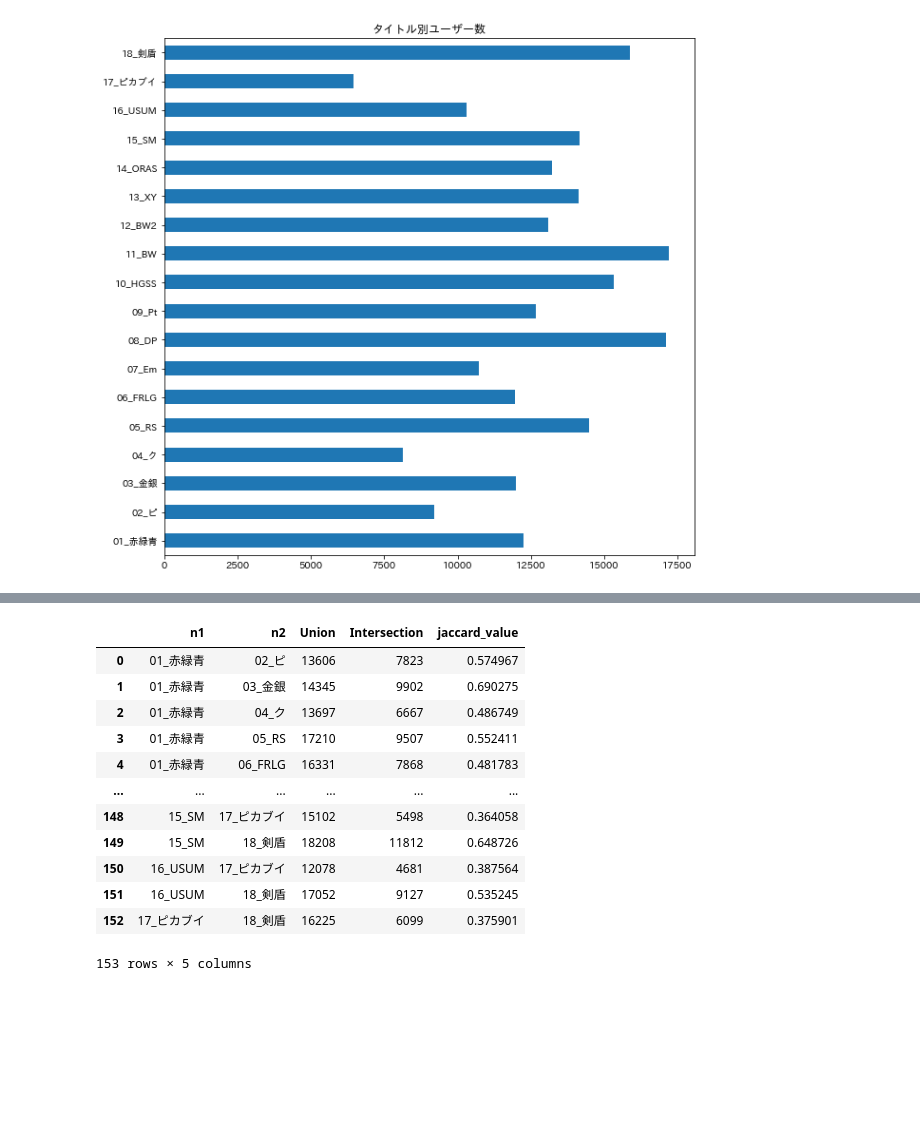
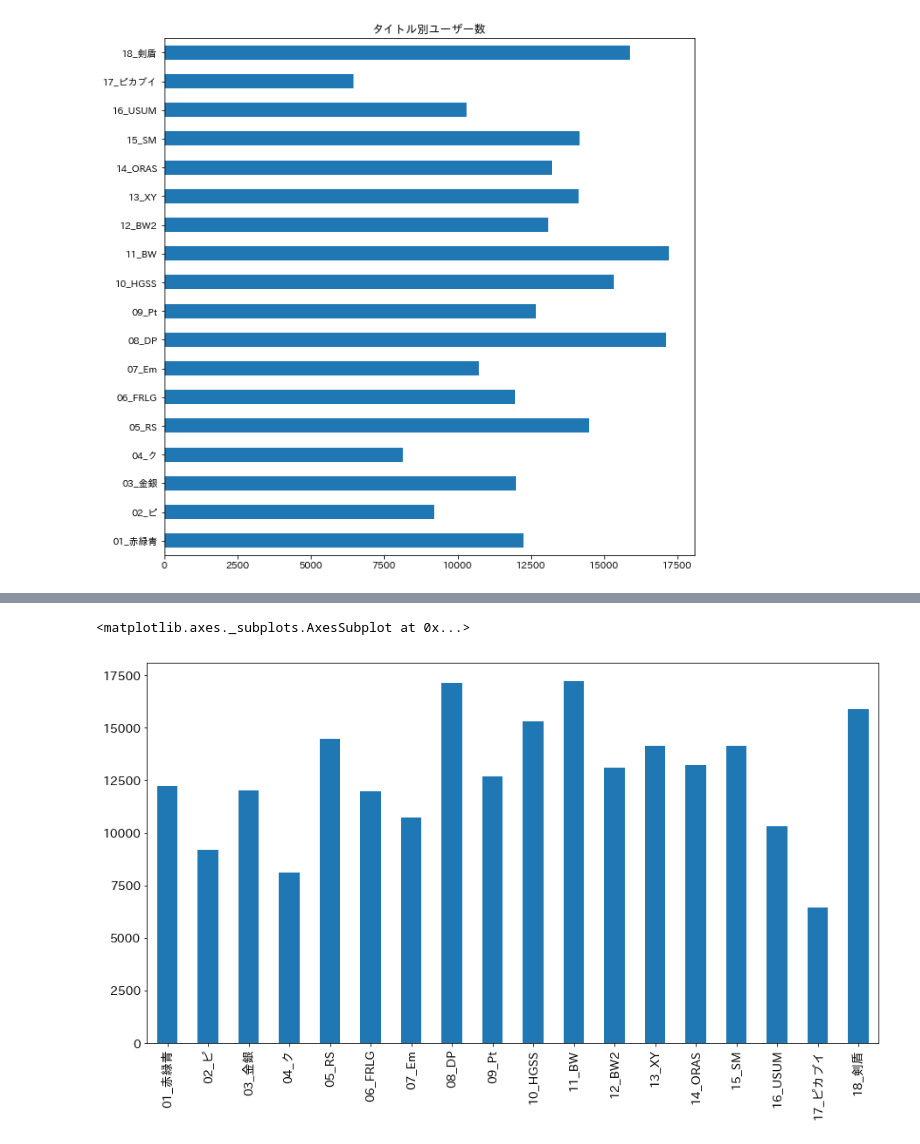
Before and after one commit to mrok273/Qiita, a Jupyter notebook: ポケモン/ネットワーク図の作成/ネットワーク図の作成.ipynb, the cells around one changed output, grey strips where cells are left out. Cells and saved outputs as stored; diff of their text form; code cells hidden in the pictures; blank space fills up the shorter version.

```diff
--- a/ポケモン/ネットワーク図の作成/ネットワーク図の作成.ipynb
+++ b/ポケモン/ネットワーク図の作成/ネットワーク図の作成.ipynb
@@ -294,16 +304,5 @@ df_ja = plot_network(df,
-# %%
-df_ja
-# %% [output]
-|  | n1 | n2 | Union | Intersection | jaccard_value |
-| 0 | 01_赤緑青 | 02_ピ | 13606 | 7823 | 0.574967 |
-| 1 | 01_赤緑青 | 03_金銀 | 14345 | 9902 | 0.690275 |
-| 2 | 01_赤緑青 | 04_ク | 13697 | 6667 | 0.486749 |
-| 3 | 01_赤緑青 | 05_RS | 17210 | 9507 | 0.552411 |
-| 4 | 01_赤緑青 | 06_FRLG | 16331 | 7868 | 0.481783 |
-| ... | ... | ... | ... | ... | ... |
-| 148 | 15_SM | 17_ピカブイ | 15102 | 5498 | 0.364058 |
-| 149 | 15_SM | 18_剣盾 | 18208 | 11812 | 0.648726 |
-| 150 | 16_USUM | 17_ピカブイ | 12078 | 4681 | 0.387564 |
-| 151 | 16_USUM | 18_剣盾 | 17052 | 9127 | 0.535245 |
-| 152 | 17_ピカブイ | 18_剣盾 | 16225 | 6099 | 0.375901 |
-153 rows × 5 columns
+# %%
+df[node_list].sum().plot.bar(figsize=(15,8),fontsize=14)
+# %% [output]
+<matplotlib.axes._subplots.AxesSubplot at 0x...>
+[figure, added]
```
Also changed, not shown: parts of 9 cells of this notebook, 1 other file.
